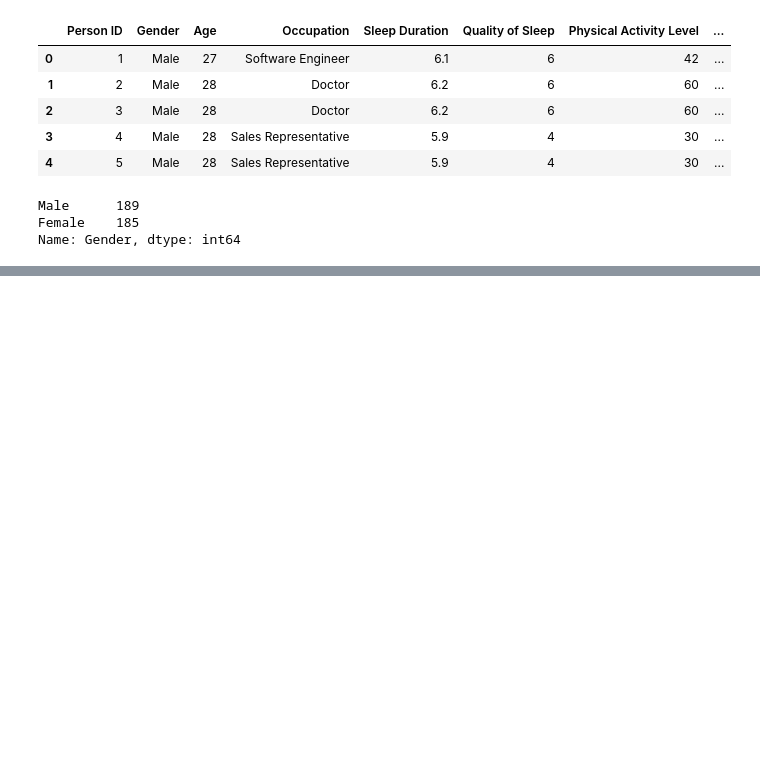
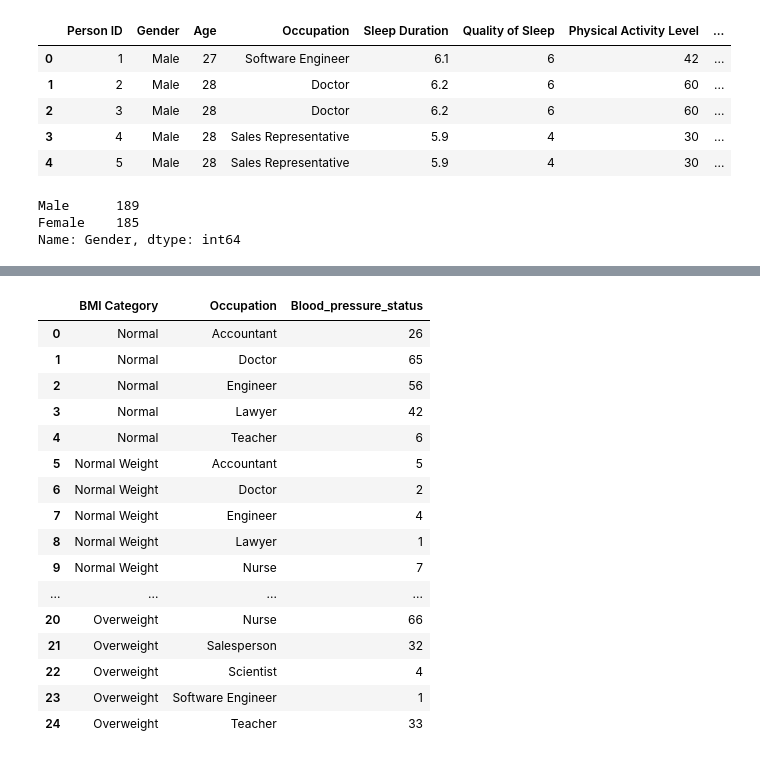
Before and after one commit to Joakimanochie/Data_analytics, a Jupyter notebook: Sleep_dataset_analysis.ipynb, the cells around one changed output, grey strips where cells are left out. Saved outputs shown, nothing was run; the diff lists cells and outputs as text; code cells hidden in the pictures; blank space fills up the shorter version.

```diff
--- a/Sleep_dataset_analysis.ipynb
+++ b/Sleep_dataset_analysis.ipynb
@@ -107,0 +158,22 @@ sleep_gender.head()
+# %%
+bmi = sleep_data[['BMI Category', 'Occupation', 'Blood_pressure_status']]
+bmi_grp = bmi.groupby(['BMI Category', 'Occupation'], as_index=False).count()
+bmi_grp
+# %% [output]
+|  | BMI Category | Occupation | Blood_pressure_status |
+| 0 | Normal | Accountant | 26 |
+| 1 | Normal | Doctor | 65 |
+| 2 | Normal | Engineer | 56 |
+| 3 | Normal | Lawyer | 42 |
+| 4 | Normal | Teacher | 6 |
+| 5 | Normal Weight | Accountant | 5 |
+| 6 | Normal Weight | Doctor | 2 |
+| 7 | Normal Weight | Engineer | 4 |
+| 8 | Normal Weight | Lawyer | 1 |
+| 9 | Normal Weight | Nurse | 7 |
+| ... | ... | ... | ... |
+| 20 | Overweight | Nurse | 66 |
+| 21 | Overweight | Salesperson | 32 |
+| 22 | Overweight | Scientist | 4 |
+| 23 | Overweight | Software Engineer | 1 |
+| 24 | Overweight | Teacher | 33 |
```
Also changed, not shown: parts of 6 cells of this notebook, 1 other file.
